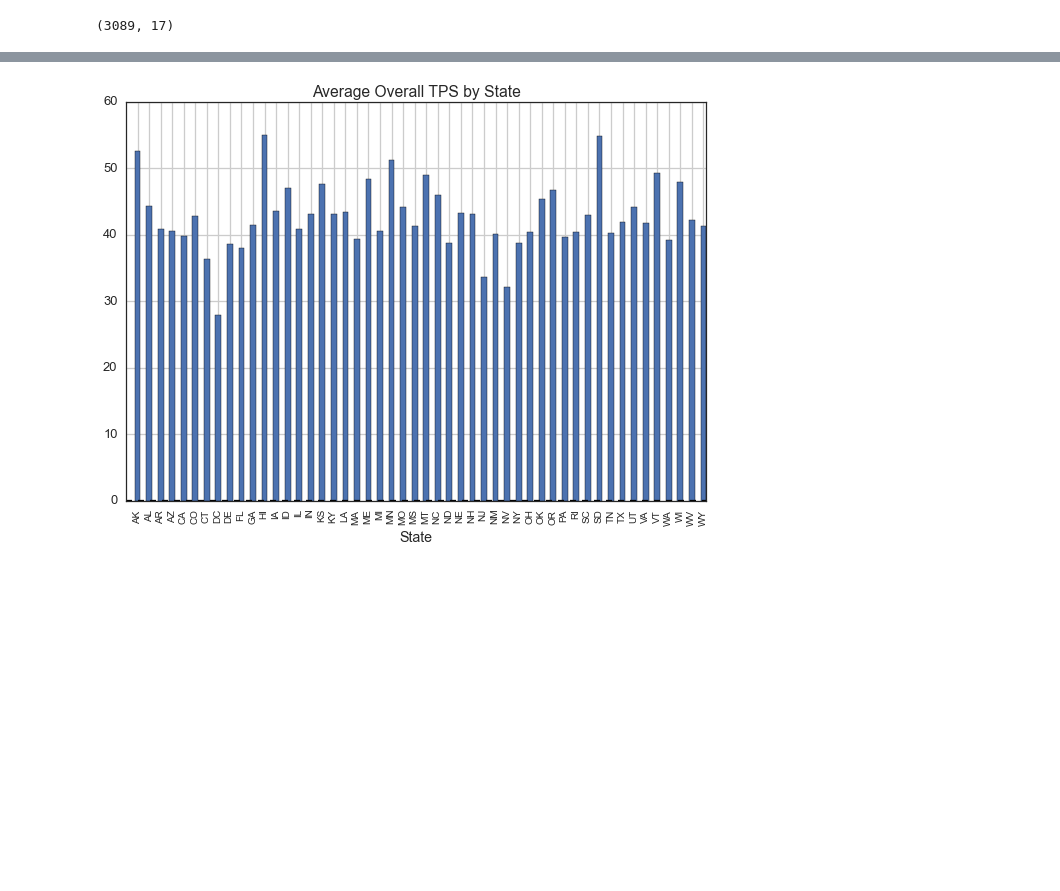
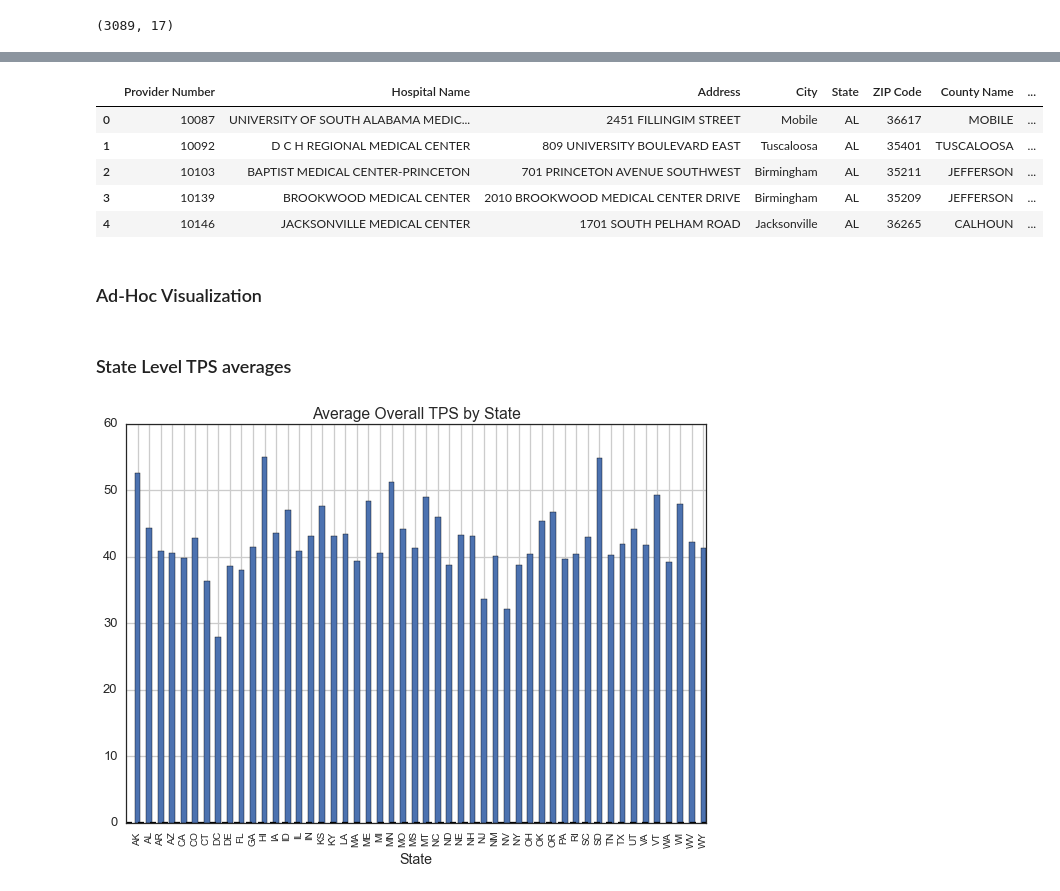
Before and after one commit to purblue10/649_final, a Jupyter notebook: data prep/eda.ipynb, the cells around one changed output, grey strips where cells are left out. Saved outputs shown, nothing was run; the diff lists cells and outputs as text; code cells hidden in the pictures; blank space fills up the shorter version.

```diff
--- a/data prep/eda.ipynb
+++ b/data prep/eda.ipynb
@@ -35,0 +44,2 @@ data.shape #
+# %%
+coords = location.str.split('\n')
@@ -36,3 +60,14 @@ data.shape #
+# %%
+data.head()
+# %% [output]
+|  | Provider Number | Hospital Name | Address | City | State | ZIP Code | County Name | ... |
+| 0 | 10087 | UNIVERSITY OF SOUTH ALABAMA MEDIC... | 2451 FILLINGIM STREET | Mobile | AL | 36617 | MOBILE | ... |
+| 1 | 10092 | D C H REGIONAL MEDICAL CENTER | 809 UNIVERSITY BOULEVARD EAST | Tuscaloosa | AL | 35401 | TUSCALOOSA | ... |
+| 2 | 10103 | BAPTIST MEDICAL CENTER-PRINCETON | 701 PRINCETON AVENUE SOUTHWEST | Birmingham | AL | 35211 | JEFFERSON | ... |
+| 3 | 10139 | BROOKWOOD MEDICAL CENTER | 2010 BROOKWOOD MEDICAL CENTER DRIVE | Birmingham | AL | 35209 | JEFFERSON | ... |
+| 4 | 10146 | JACKSONVILLE MEDICAL CENTER | 1701 SOUTH PELHAM ROAD | Jacksonville | AL | 36265 | CALHOUN | ... |
+# %% [markdown]
+### Ad-Hoc Visualization
 # %%
 summary_mask = ["Hospital Name", "City", "State", "Total Performance Score"]
 # %%
@@ -40,6 +75,8 @@ filtered_data = data[summary_mask]
 # %%
 grps = filtered_data.groupby("State")
 summary_stats  = grps['Total Performance Score'].describe().unstack()
+# %% [markdown]
+### State Level TPS averages
 # %%
 _ = summary_stats['mean'].plot(kind = 'bar', title = 'Average Overall TPS by State')
 # %% [output]
```
Also changed, not shown: parts of 14 cells of this notebook, 1 other file.
